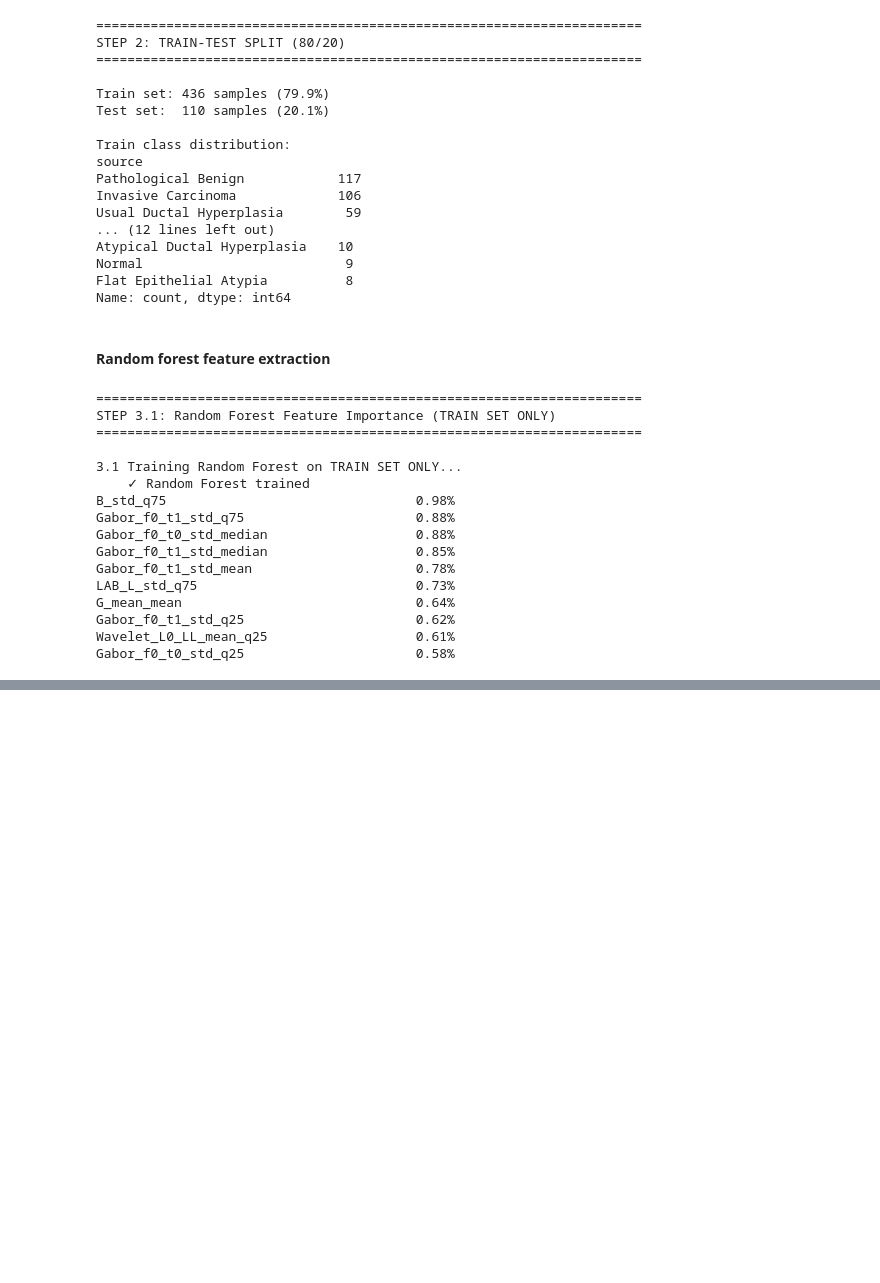
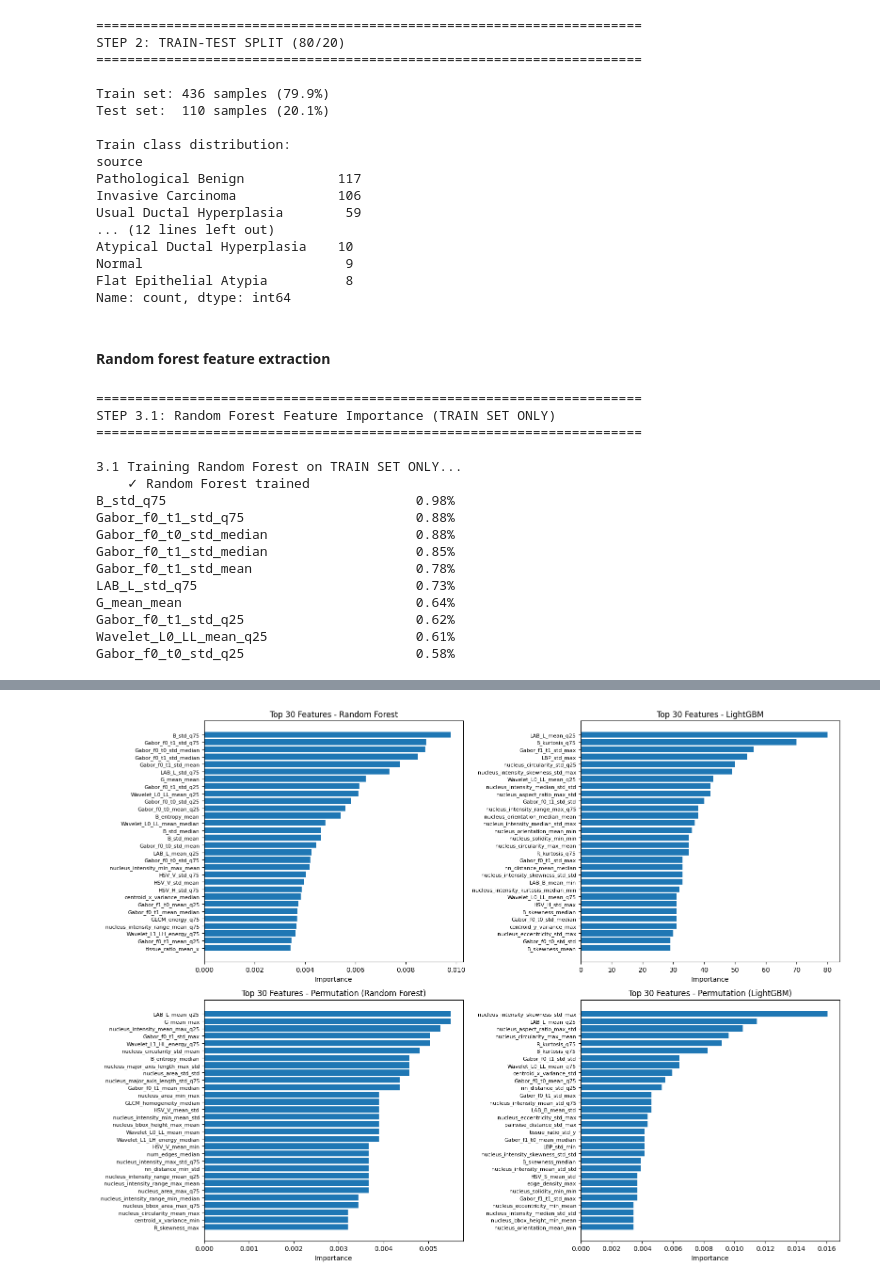
Before and after one commit to Onyeka280/WSI_trad, a Jupyter notebook: wsi-trad.ipynb, the cells around one changed output, grey strips where cells are left out. Drawn from its saved outputs; the diff is of its cells as text; code cells hidden in the pictures; blank space fills up the shorter version.

```diff
--- a/wsi-trad.ipynb
+++ b/wsi-trad.ipynb
@@ -1998,0 +2321,79 @@ Gabor_f0_t0_std_q25                      0.58%
+# %%
+# ============================================================================
+# STEP 7.1: VISUALIZATIONS - FEATURE IMPORTANCE COMPARISON (4 METHODS)
+# ============================================================================
+
+print("\n" + "="*70)
+print("STEP 7.1: CREATING FEATURE IMPORTANCE VISUALIZATIONS")
+print("="*70)
+
+fig, axes = plt.subplots(2, 2, figsize=(16, 12))
+
+# ------------------------------------------------------------------
+# Random Forest
+# ------------------------------------------------------------------
+
+top_30_rf = rf_importances.head(30)
+
+axes[0, 0].barh(range(len(top_30_rf)), top_30_rf['importance'])
+axes[0, 0].set_yticks(range(len(top_30_rf)))
+axes[0, 0].set_yticklabels(top_30_rf['feature'], fontsize=8)
+axes[0, 0].set_xlabel('Importance')
+axes[0, 0].set_title('Top 30 Features - Random Forest')
+axes[0, 0].invert_yaxis()
+
+
+# ------------------------------------------------------------------
+# LightGBM
+# ------------------------------------------------------------------
+
+top_30_lgb = lgb_importances.head(30)
+
+axes[0, 1].barh(range(len(top_30_lgb)), top_30_lgb['importance'])
+axes[0, 1].set_yticks(range(len(top_30_lgb)))
+axes[0, 1].set_yticklabels(top_30_lgb['feature'], fontsize=8)
+axes[0, 1].set_xlabel('Importance')
+axes[0, 1].set_title('Top 30 Features - LightGBM')
+axes[0, 1].invert_yaxis()
+
+
+# ------------------------------------------------------------------
+# Permutation Importance (Random Forest)
+# ------------------------------------------------------------------
+
+top_30_perm_rf = perm_importances.head(30)
+
+axes[1, 0].barh(range(len(top_30_perm_rf)), top_30_perm_rf['importance'])
+axes[1, 0].set_yticks(range(len(top_30_perm_rf)))
+axes[1, 0].set_yticklabels(top_30_perm_rf['feature'], fontsize=8)
+axes[1, 0].set_xlabel('Importance')
+axes[1, 0].set_title('Top 30 Features - Permutation (Random Forest)')
+axes[1, 0].invert_yaxis()
+
+
+# ------------------------------------------------------------------
+# Permutation Importance (LightGBM)
+# ------------------------------------------------------------------
+
+top_30_perm_lgb = perm_importances1.head(30)
+
+axes[1, 1].barh(range(len(top_30_perm_lgb)), top_30_perm_lgb['importance'])
+axes[1, 1].set_yticks(range(len(top_30_perm_lgb)))
+axes[1, 1].set_yticklabels(top_30_perm_lgb['feature'], fontsize=8)
+axes[1, 1].set_xlabel('Importance')
+axes[1, 1].set_title('Top 30 Features - Permutation (LightGBM)')
+axes[1, 1].invert_yaxis()
+
+
+plt.tight_layout()
+
+plt.savefig(
+    'feature_importance_comparison_4_methods.png',
+    dpi=300,
+    bbox_inches='tight'
+)
+
+plt.show()
+
+print("\n✓ Saved: feature_importance_comparison_4_methods.png")
+# %% [output]
@@ -1998,0 +2403 @@ Gabor_f0_t0_std_q25                      0.58%
+[figure, added]
```
Also changed, not shown: parts of 27 cells of this notebook.
